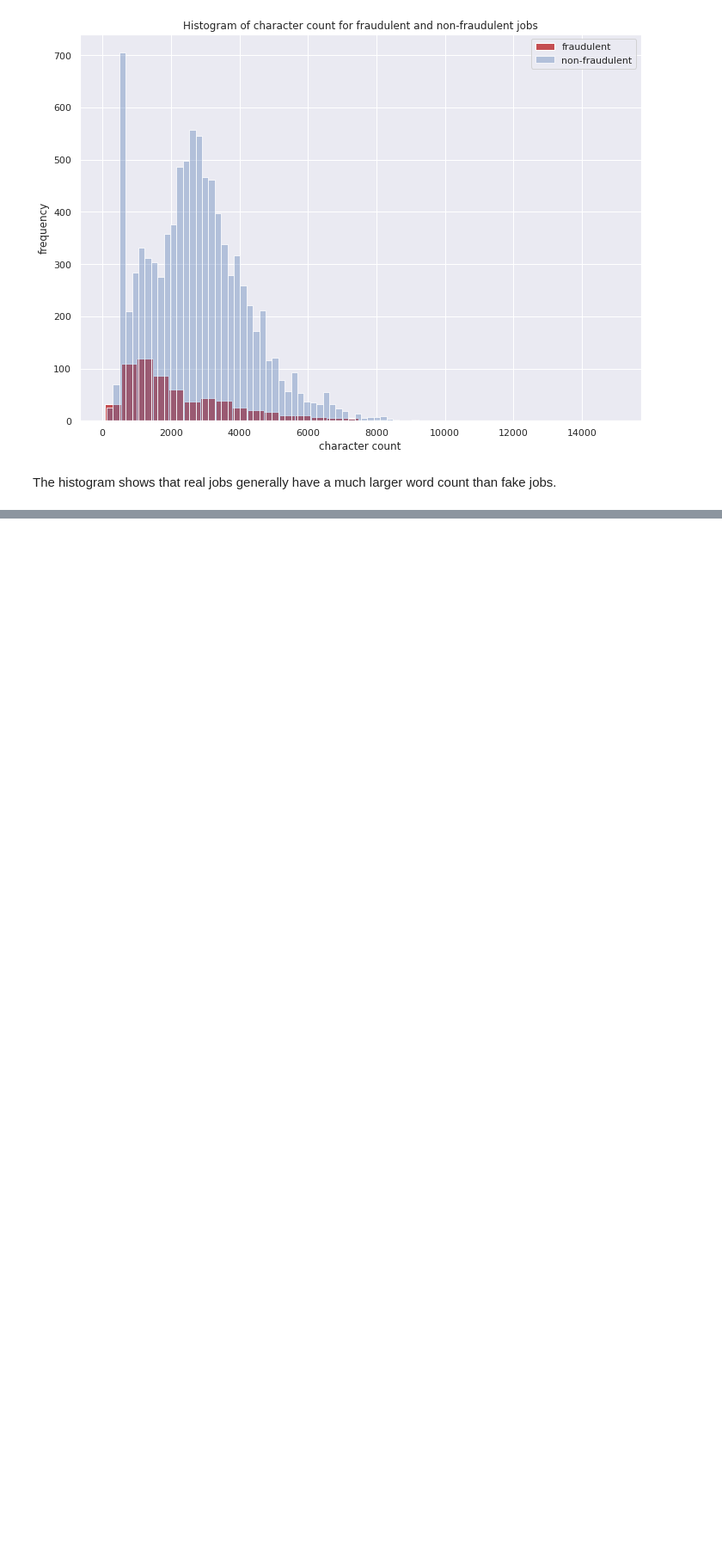
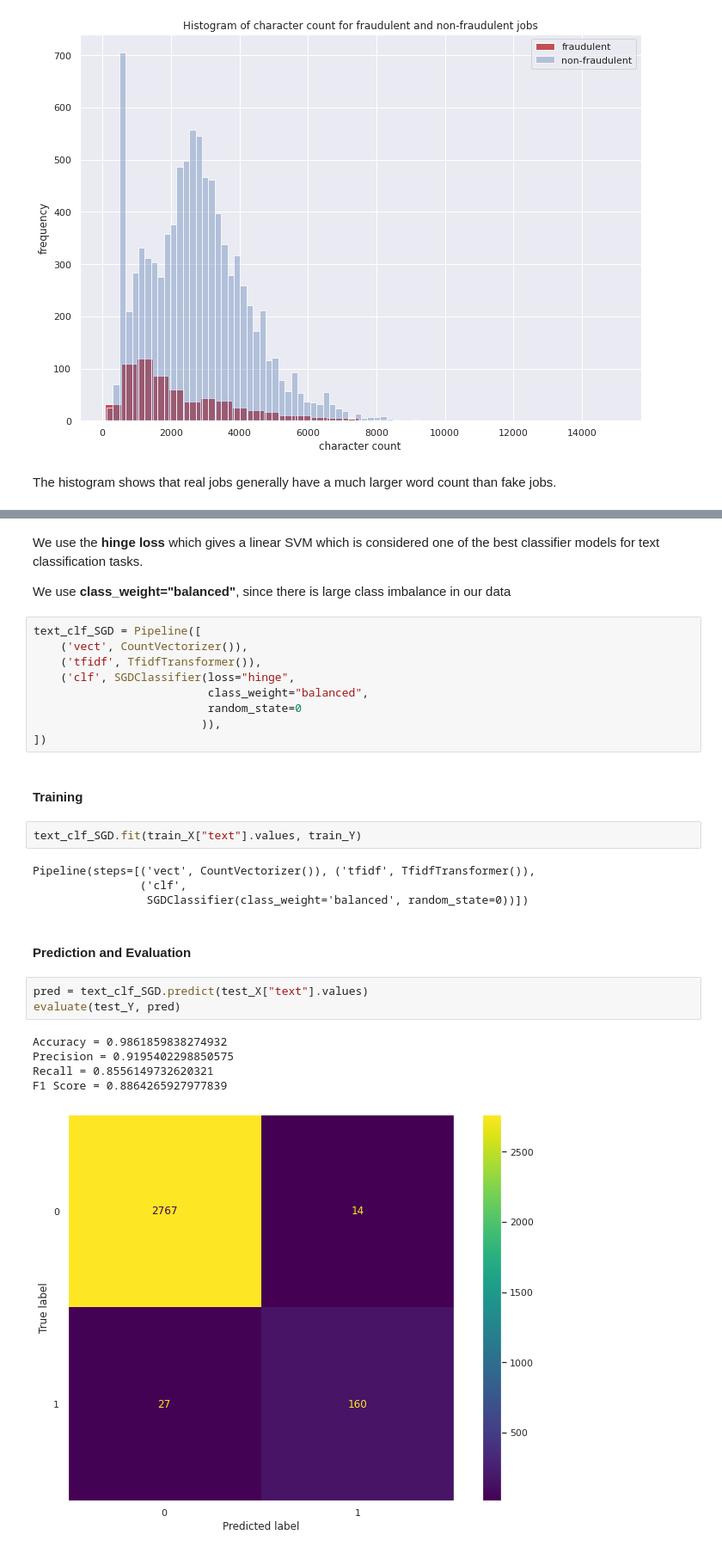
Before and after one commit to Mutahar789/Fraudulent-Job-Prediction, a Jupyter notebook: Fraudulent Job Predictor.ipynb, the cells around one changed output, grey strips where cells are left out. Shown: that part at 86% size. Drawn from its saved outputs; the diff is of its cells as text; blank space fills up the shorter version.

Commit message:
Classification and Results

```diff
--- a/Fraudulent Job Predictor.ipynb
+++ b/Fraudulent Job Predictor.ipynb
@@ -295,0 +449,32 @@ The histogram shows that real jobs generally have a much larger word count than
+# %% [markdown]
+We use the **hinge loss** which gives a linear SVM which is considered one of the best classifier models for text classification tasks.
+
+We use **class_weight="balanced"**, since there is large class imbalance in our data
+# %%
+text_clf_SGD = Pipeline([
+    ('vect', CountVectorizer()),
+    ('tfidf', TfidfTransformer()),
+    ('clf', SGDClassifier(loss="hinge",
+                          class_weight="balanced",
+                          random_state=0
+                         )),
+])
+# %% [markdown]
+#### Training
+# %%
+text_clf_SGD.fit(train_X["text"].values, train_Y)
+# %% [output]
+Pipeline(steps=[('vect', CountVectorizer()), ('tfidf', TfidfTransformer()),
+                ('clf',
+                 SGDClassifier(class_weight='balanced', random_state=0))])
+# %% [markdown]
+#### Prediction and Evaluation
+# %%
+pred = text_clf_SGD.predict(test_X["text"].values)
+evaluate(test_Y, pred)
+# %% [output]
+Accuracy = 0.9861859838274932
+Precision = 0.9195402298850575
+Recall = 0.8556149732620321
+F1 Score = 0.8864265927977839
+[figure, added]
```
Also changed, not shown: parts of 48 cells of this notebook, 2 other files.
